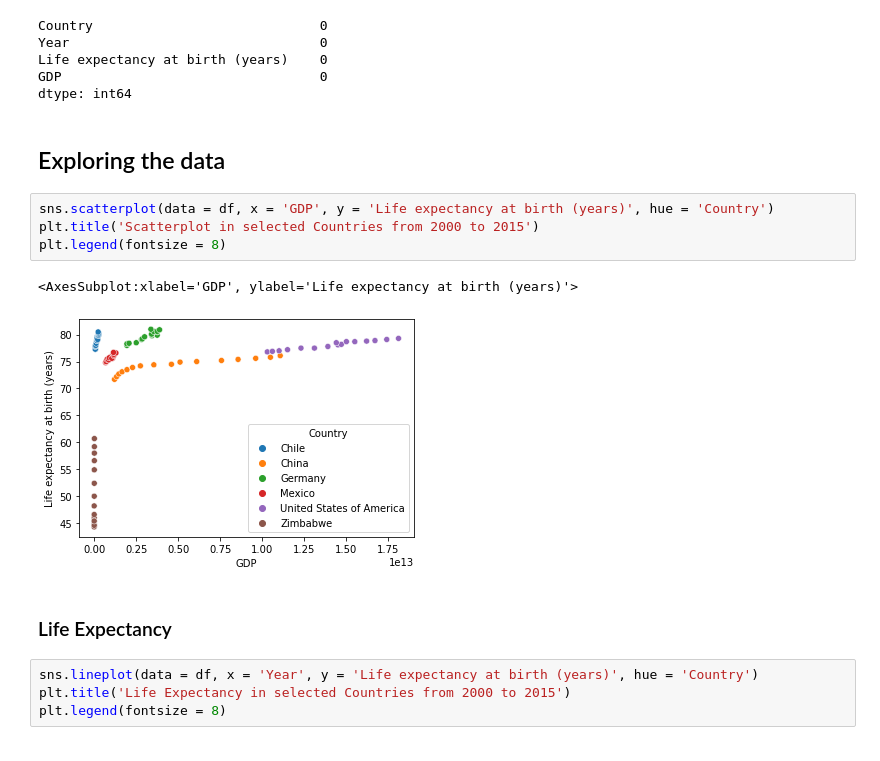
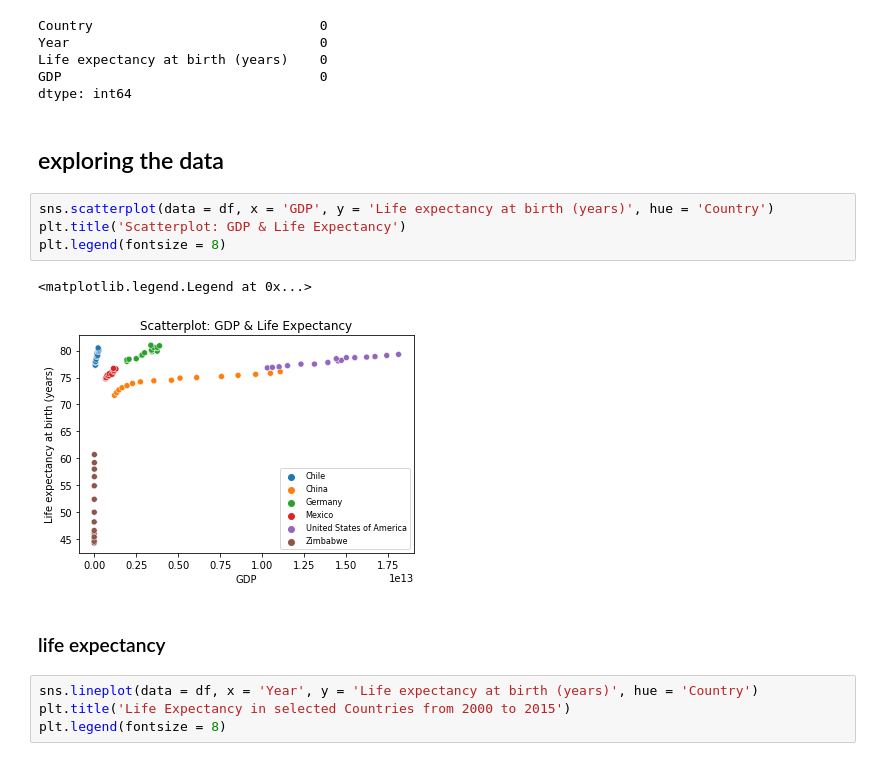
Before and after one commit to DowsingPlants/life_expectancy_gdp_-visualizations, a Jupyter notebook: life_expectancy_gdp.ipynb, the cells around one changed output. Saved outputs shown, nothing was run; the diff lists cells and outputs as text.

```diff
--- a/life_expectancy_gdp.ipynb
+++ b/life_expectancy_gdp.ipynb
@@ -32,16 +32,16 @@ Life expectancy at birth (years)    0
 GDP                                 0
 dtype: int64
 # %% [markdown]
-## Exploring the data
+## exploring the data
 # %%
 sns.scatterplot(data = df, x = 'GDP', y = 'Life expectancy at birth (years)', hue = 'Country')
-plt.title('Scatterplot in selected Countries from 2000 to 2015')
+plt.title('Scatterplot: GDP & Life Expectancy')
 plt.legend(fontsize = 8)
 # %% [output]
-<AxesSubplot:xlabel='GDP', ylabel='Life expectancy at birth (years)'>
+<matplotlib.legend.Legend at 0x...>
-[figure, old version]
+[figure, new version]
-# %% [markdown]
-### Life Expectancy
+# %% [markdown]
+### life expectancy
 # %%
 sns.lineplot(data = df, x = 'Year', y = 'Life expectancy at birth (years)', hue = 'Country')
 plt.title('Life Expectancy in selected Countries from 2000 to 2015')
```
Also changed, not shown: parts of 7 cells of this notebook.
